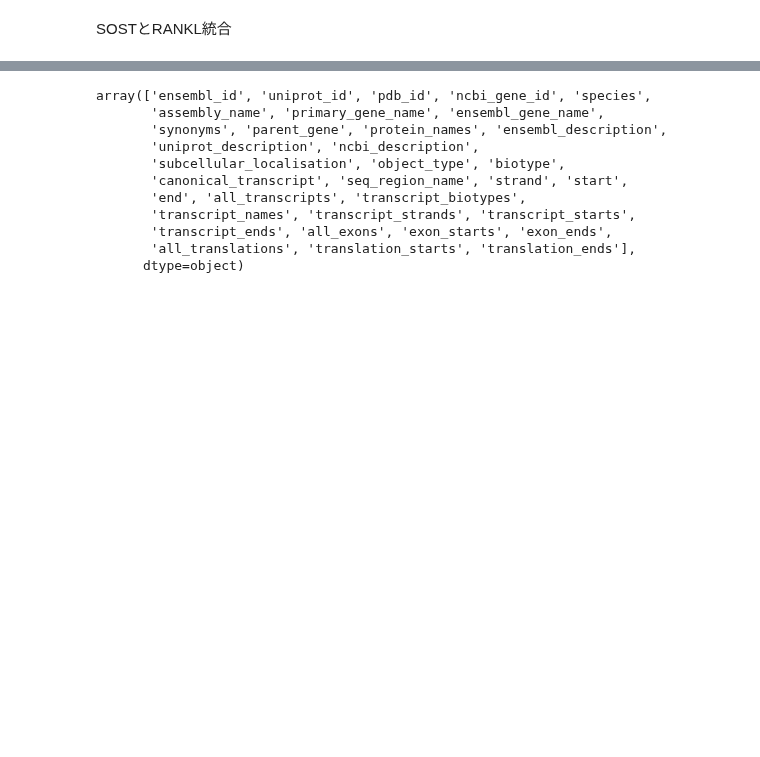
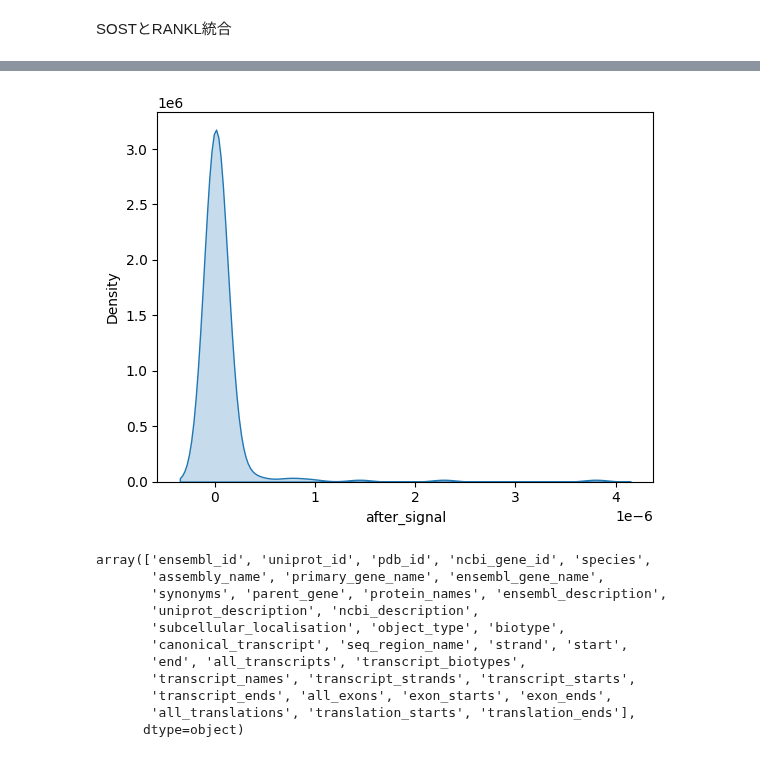
Before and after one commit to uehiratakumu/VScode, a Jupyter notebook: blast_test/matching.ipynb, the cells around one changed output, grey strips where cells are left out. Cells and saved outputs as stored; diff of their text form; code cells hidden in the pictures; blank space fills up the shorter version.

```diff
--- a/blast_test/matching.ipynb
+++ b/blast_test/matching.ipynb
@@ -187,0 +202,3 @@ miRNA_result.shape
+# %%
+miRNA_distance_result_1 = pd.read_csv("miRNA_distance_result.csv")
+miRNA_distance_result_1[miRNA_distance_result_1["signal_name"]=="sost"][miRNA_distance_result_1["after_signal"]!=0].describe()
@@ -188,3 +228,8 @@ miRNA_result.shape
+# %%
+sns.kdeplot(miRNA_distance_result_1["after_signal"],shade=True)
+plt.show()
+# %% [output]
+[figure, added]
 # %%
 df.columns.values
 # %% [output]
```
Also changed, not shown: parts of 7 cells of this notebook, 8 other files.
